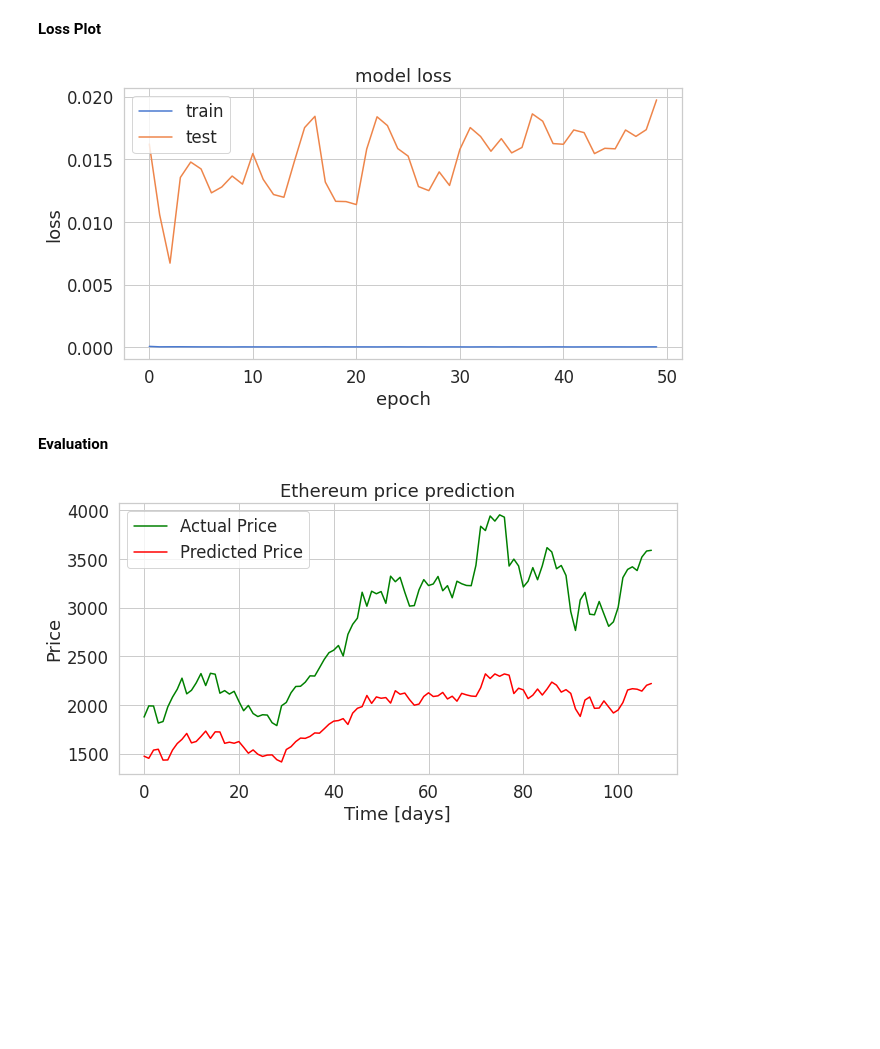
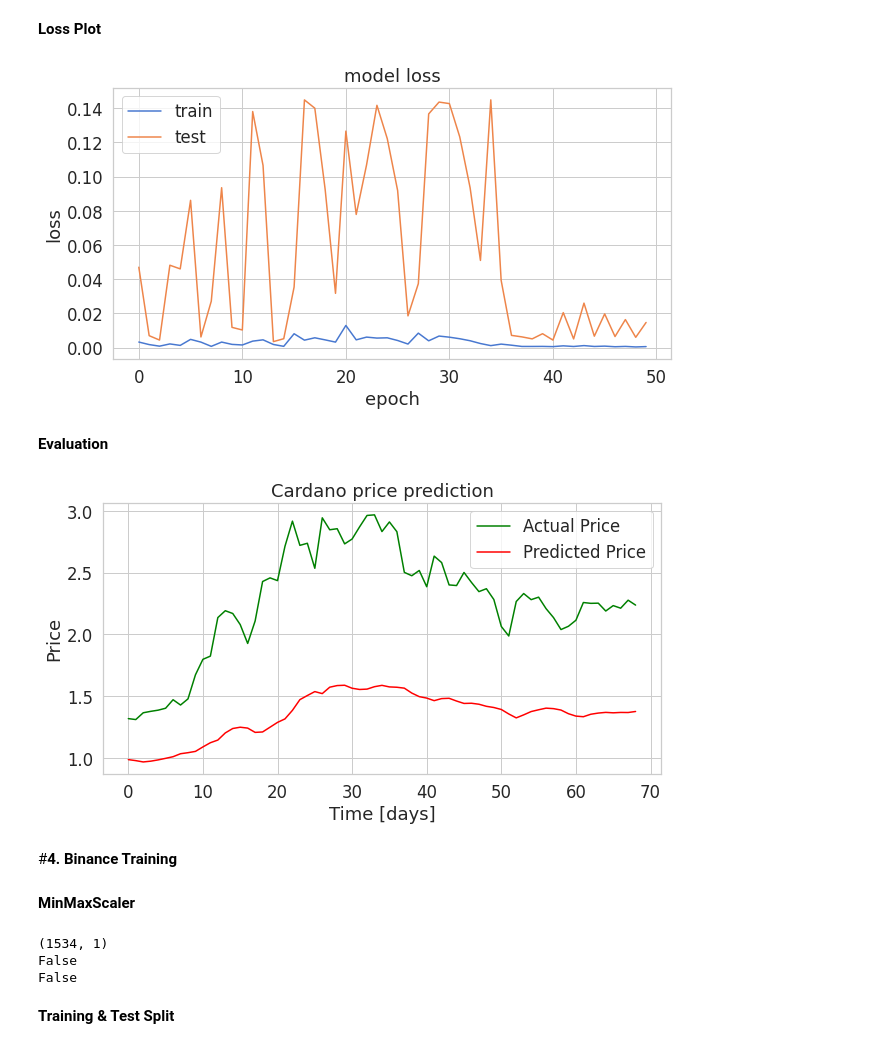
Before and after one commit to RonitGandhi/Hacksprint_PS01_InputOutput, a Jupyter notebook: NEW_LSTM_CRYPTOCURRENCY.ipynb, the cells around one changed output. Cells and saved outputs as stored; diff of their text form; code cells hidden in the pictures; blank space fills up the shorter version.

```diff
--- a/NEW_LSTM_CRYPTOCURRENCY.ipynb
+++ b/NEW_LSTM_CRYPTOCURRENCY.ipynb
@@ -481,0 +510,18 @@ False
+# %%
+SEQ_LEN = 100
+def to_sequences(data, seq_len):
+    d = []
+    for index in range(len(data) - seq_len):
+        d.append(data[index: index + seq_len])
+    return np.array(d)
+
+def preprocess(data_raw, seq_len, train_split):
+    data = to_sequences(data_raw, seq_len)
+    num_train = int(train_split * data.shape[0])
+    X_train = data[:num_train, :-1, :]
+    y_train = data[:num_train, -1, :]
+    X_test = data[num_train:, :-1, :]
+    y_test = data[num_train:, -1, :]
+    return X_train, y_train, X_test, y_test
+
+X_train, y_train, X_test, y_test = preprocess(scaled_close, SEQ_LEN, train_split = 0.9)
@@ -481,0 +643,9 @@ False
+# %%
+scaler = MinMaxScaler()
+close_price = df_ada.Close.values.reshape(-1, 1)
+scaled_close = scaler.fit_transform(close_price)
+print(scaled_close.shape)
+print(np.isnan(scaled_close).any())
+scaled_close = scaled_close[~np.isnan(scaled_close)]
+scaled_close = scaled_close.reshape(-1, 1)
+print(np.isnan(scaled_close).any())
@@ -527,7 +701,7 @@ model.compile(
     optimizer='adam'
 )
 # %%
-BATCH_SIZE = 64
+BATCH_SIZE = 32
 history = model.fit(
     X_train,
     y_train,
@@ -570,24 +744,24 @@ plt.xlabel('epoch')
 plt.legend(['train', 'test'], loc='upper left')
 plt.show()
 # %% [output]
-[figure, old version]
+[figure, new version]
 # %% [markdown]
 **Evaluation**
 # %%
 y_hat = model.predict(X_test)
 
 y_test_inverse = scaler.inverse_transform(y_test)
 y_hat_inverse = scaler.inverse_transform(y_hat)
 
 plt.plot(y_test_inverse, label="Actual Price", color='green')
 plt.plot(y_hat_inverse, label="Predicted Price", color='red')
 
-plt.title('Ethereum price prediction')
+plt.title('Cardano price prediction')
 plt.xlabel('Time [days]')
 plt.ylabel('Price')
 plt.legend(loc='best')
 
 plt.show();
 # %% [output]
-[figure, old version]
+[figure, new version]
 # %%
@@ -594,0 +769,19 @@ model.save('Ethereum.h5')
+# %% [markdown]
+#**4. Binance Training**
+# %% [markdown]
+**MinMaxScaler**
+# %%
+scaler = MinMaxScaler()
+close_price = df_bnb.Close.values.reshape(-1, 1)
+scaled_close = scaler.fit_transform(close_price)
+print(scaled_close.shape)
+print(np.isnan(scaled_close).any())
+scaled_close = scaled_close[~np.isnan(scaled_close)]
+scaled_close = scaled_close.reshape(-1, 1)
+print(np.isnan(scaled_close).any())
+# %% [output]
+(1534, 1)
+False
+False
+# %% [markdown]
+**Training & Test Split**
```
Also changed, not shown: parts of 146 cells of this notebook.
